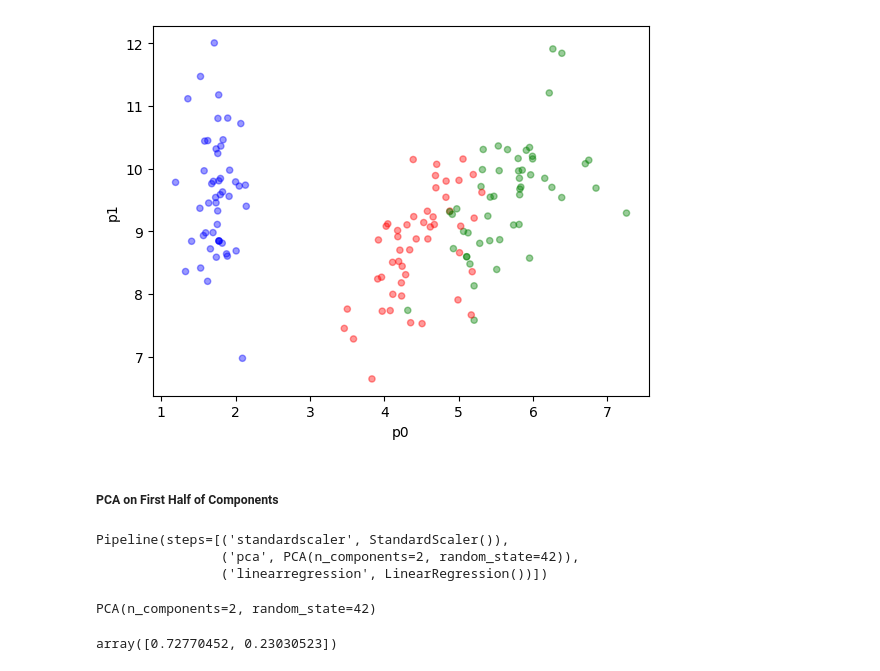
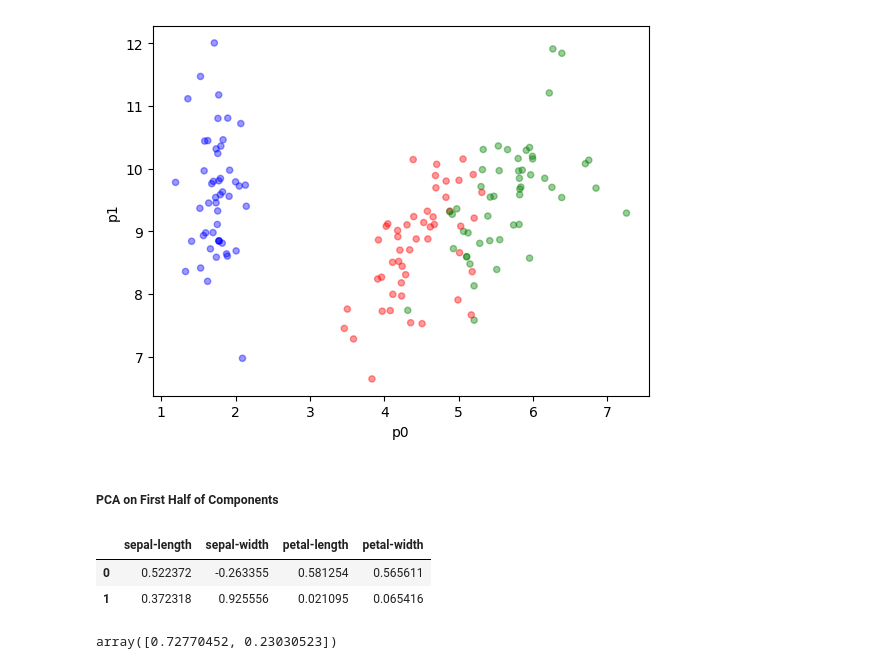
Before and after one commit to calebhadley1/dx601-final-project, a Jupyter notebook: project.ipynb, the cells around one changed output. Drawn from its saved outputs; the diff is of its cells as text; code cells hidden in the pictures.

```diff
--- a/project.ipynb
+++ b/project.ipynb
@@ -363,15 +368,14 @@ None
 # %%
 pca_reg_pipe = make_pipeline(StandardScaler(), PCA(random_state=42, n_components=2), LinearRegression())
 pca_reg_pipe.fit(X, y)
+pca_first_half = pca_reg_pipe.steps[1][1]
-# %% [output]
-Pipeline(steps=[('standardscaler', StandardScaler()),
-                ('pca', PCA(n_components=2, random_state=42)),
-                ('linearregression', LinearRegression())])
-# %%
-pca_first_half = pca_reg_pipe.steps[1][1]
-pca_first_half
-# %% [output]
-PCA(n_components=2, random_state=42)
+# %%
+pca_first_half_components_df = pd.DataFrame(pca_first_half.components_, columns=X.columns)
+pca_first_half_components_df
+# %% [output]
+|  | sepal-length | sepal-width | petal-length | petal-width |
+| 0 | 0.522372 | -0.263355 | 0.581254 | 0.565611 |
+| 1 | 0.372318 | 0.925556 | 0.021095 | 0.065416 |
 # %%
 pca_first_half.explained_variance_ratio_
 # %% [output]
```
Also changed, not shown: parts of 8 cells of this notebook.
